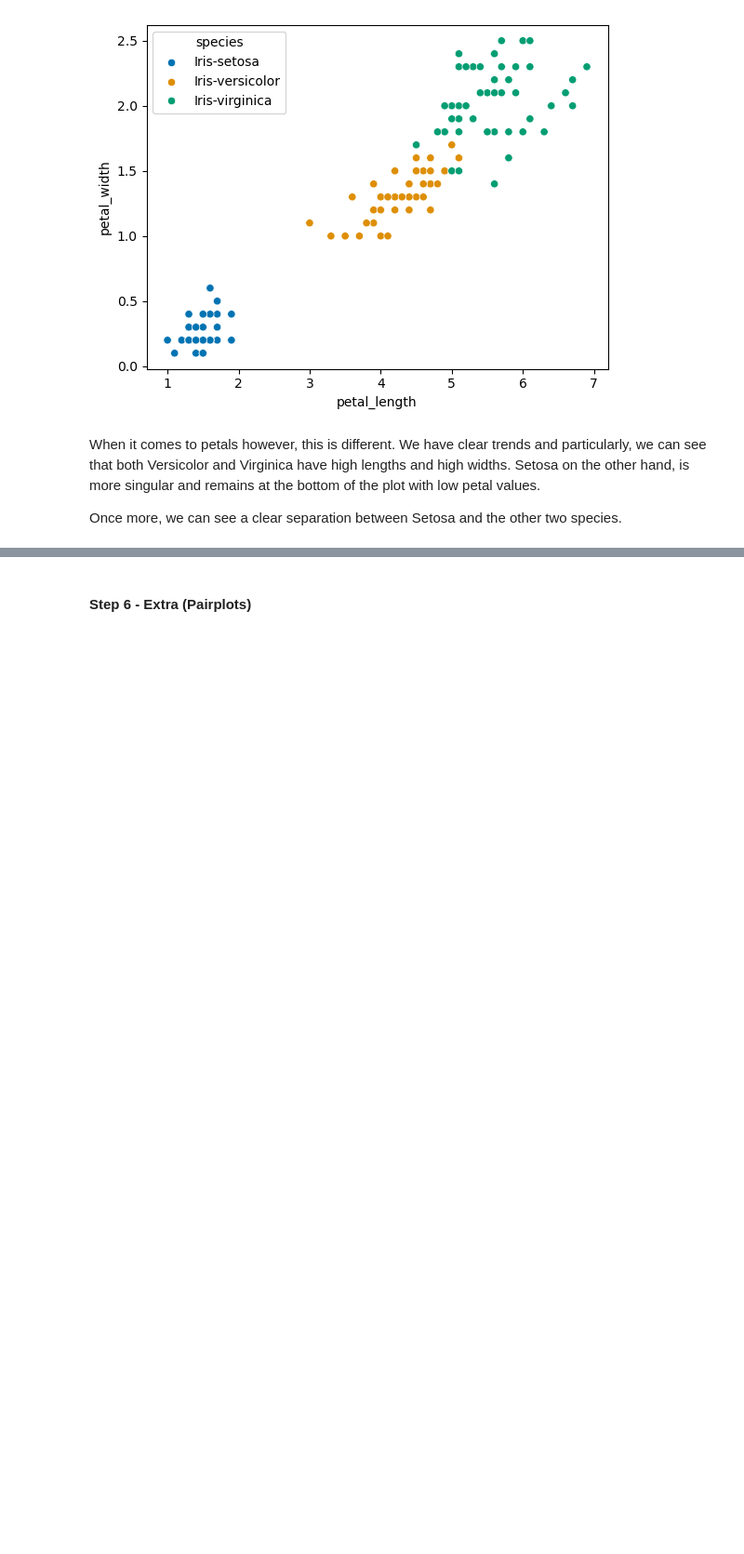
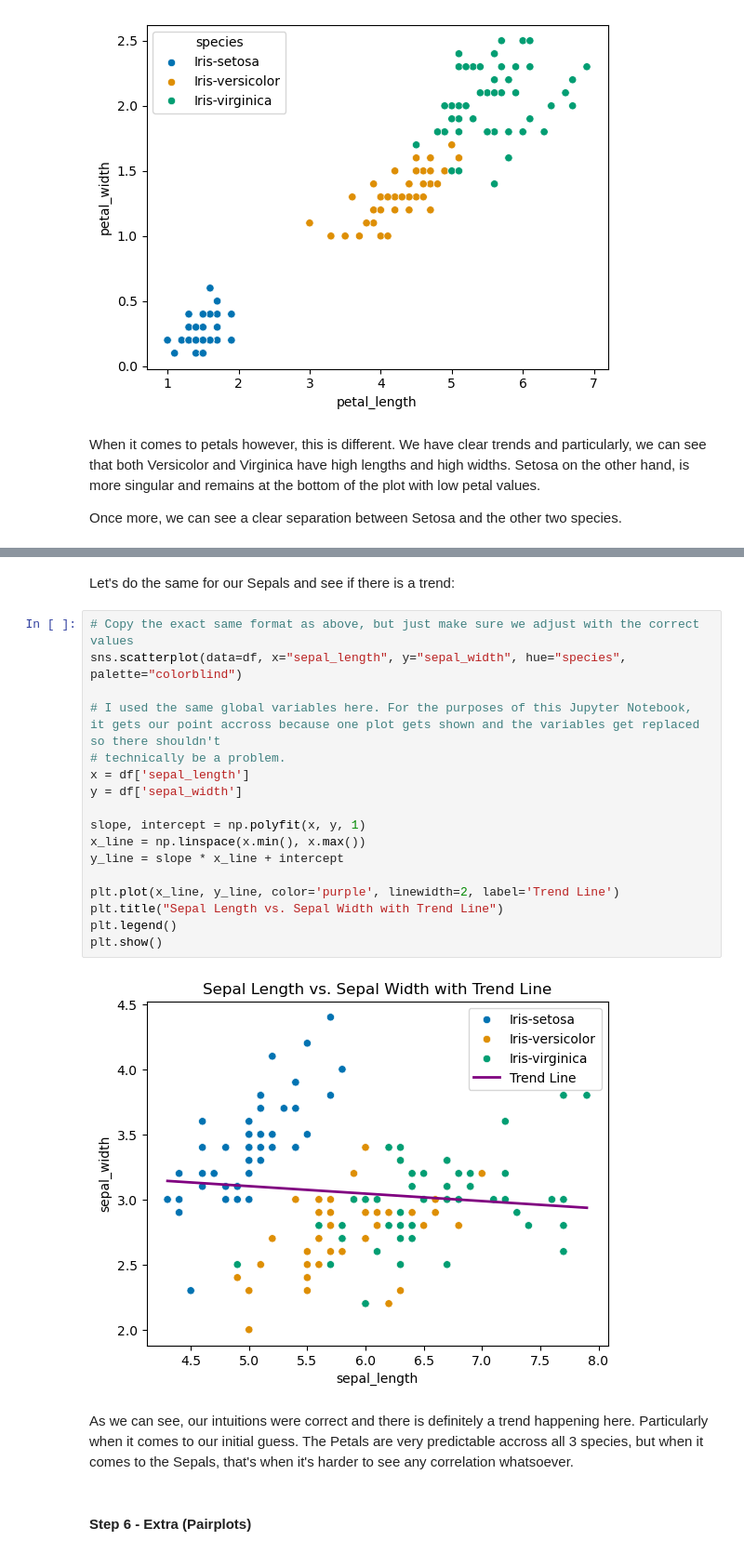
Before and after one commit to LoicBagnoud/pands-project, a Jupyter notebook: iris.ipynb, the cells around one changed output, grey strips where cells are left out. Shown: that part at 93% size. Cells and saved outputs as stored; diff of their text form; blank space fills up the shorter version.

```diff
--- a/iris.ipynb
+++ b/iris.ipynb
@@ -259,3 +286,26 @@ Once more, we can see a clear separation between Setosa and the other two specie
+# %% [markdown]
+Let's do the same for our Sepals and see if there is a trend:
+# %%
+# Copy the exact same format as above, but just make sure we adjust with the correct values
+sns.scatterplot(data=df, x="sepal_length", y="sepal_width", hue="species", palette="colorblind")
+
+# I used the same global variables here. For the purposes of this Jupyter Notebook, it gets our point accross because one plot gets shown and the variables get replaced so there shouldn't
+# technically be a problem.
+x = df['sepal_length']
+y = df['sepal_width']
+
+slope, intercept = np.polyfit(x, y, 1)
+x_line = np.linspace(x.min(), x.max())
+y_line = slope * x_line + intercept
+
+plt.plot(x_line, y_line, color='purple', linewidth=2, label='Trend Line')
+plt.title("Sepal Length vs. Sepal Width with Trend Line")
+plt.legend()
+plt.show()
+# %% [output]
+[figure, added]
+# %% [markdown]
+As we can see, our intuitions were correct and there is definitely a trend happening here. Particularly when it comes to our initial guess. The Petals are very predictable accross all 3 species, but when it comes to the Sepals, that's when it's harder to see any correlation whatsoever.
 # %% [markdown]
 #### Step 6 - Extra (Pairplots)
 # %% [markdown]
```
Also changed, not shown: parts of 8 cells of this notebook, 1 other file.
